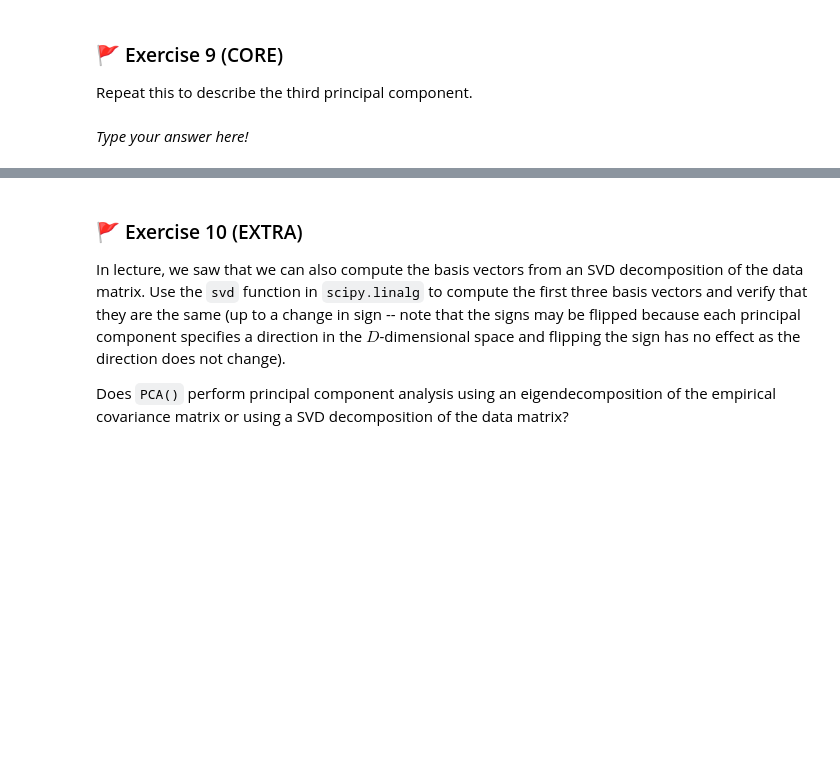
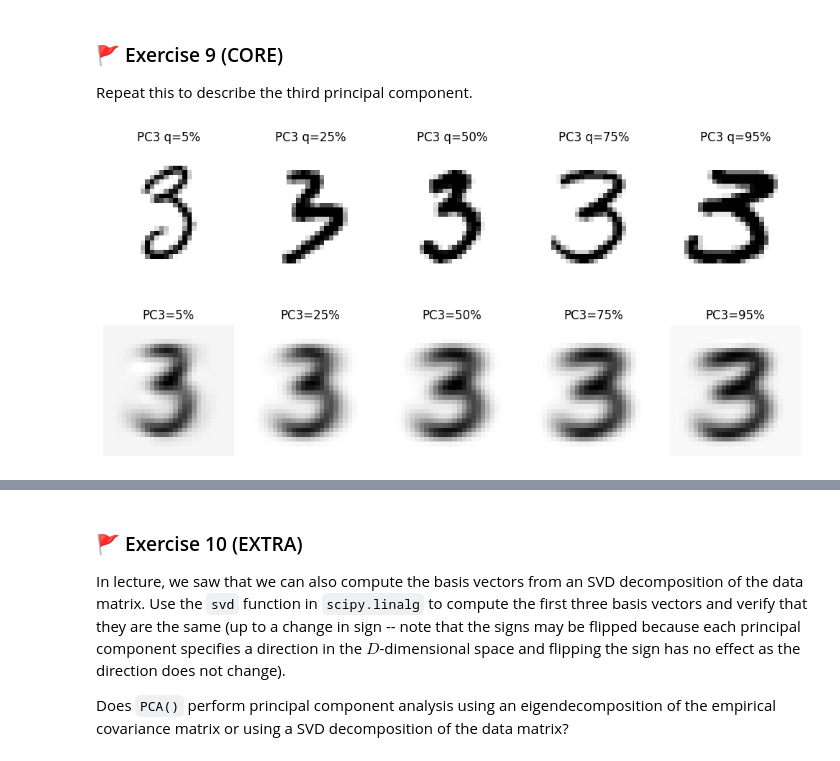
Before and after one commit to zici021129/MLP_2026_week02, a Jupyter notebook: mlp_week02.ipynb, the cells around one changed output, grey strips where cells are left out. Saved outputs shown, nothing was run; the diff lists cells and outputs as text; code cells hidden in the pictures; blank space fills up the shorter version.

```diff
--- a/mlp_week02.ipynb
+++ b/mlp_week02.ipynb
@@ -383,2 +381,44 @@ Repeat this to describe the third principal component.
-# %% [markdown]
-_Type your answer here!_
+# %%
+import numpy as np
+import matplotlib.pyplot as plt
+
+
+#  pick representative PC3 values using quantiles
+pc3_vals = np.quantile(scores[:, 2], [0.05, 0.25, 0.50, 0.75, 0.95])
+
+#  keep PC1 and PC2 around their median values
+pc1_med = np.quantile(scores[:, 0], 0.50)
+pc2_med = np.quantile(scores[:, 1], 0.50)
+
+#  find real images closest to
+idx_pc3 = []
+for v in pc3_vals:
+    dist = (scores[:, 0] - pc1_med) ** 2 + (scores[:, 1] - pc2_med) ** 2 + (scores[:, 2] - v) ** 2
+    idx_pc3.append(int(np.argmin(dist)))
+idx_pc3 = np.array(idx_pc3)
+
+#  plot the selected real images
+fig, ax = plt.subplots(1, len(idx_pc3), figsize=(10, 3))
+for i, ind in enumerate(idx_pc3):
+    ax[i].imshow(X_threes[ind].reshape(28, 28), cmap="gray_r")
+    ax[i].set_title(f"PC3 q={int([5,25,50,75,95][i])}%")
+    ax[i].set_axis_off()
+plt.tight_layout()
+plt.show()
+
+#  create synthetic images by changing only PC3
+synthetic_pc3 = np.zeros((len(pc3_vals), D))
+for i, v in enumerate(pc3_vals):
+    synthetic_pc3[i, :] = pca_threes.mean_ + v * pca_threes.components_[2, :]
+
+#  plot the synthetic images
+fig, ax = plt.subplots(1, len(pc3_vals), figsize=(10, 3))
+for i in range(len(pc3_vals)):
+    ax[i].imshow(synthetic_pc3[i].reshape(28, 28), cmap="gray_r")
+    ax[i].set_title(f"PC3={int([5,25,50,75,95][i])}%")
+    ax[i].set_axis_off()
+plt.tight_layout()
+plt.show()
+# %% [output]
+[figure, added]
+[figure, added]
```
Also changed, not shown: parts of 15 cells of this notebook.
